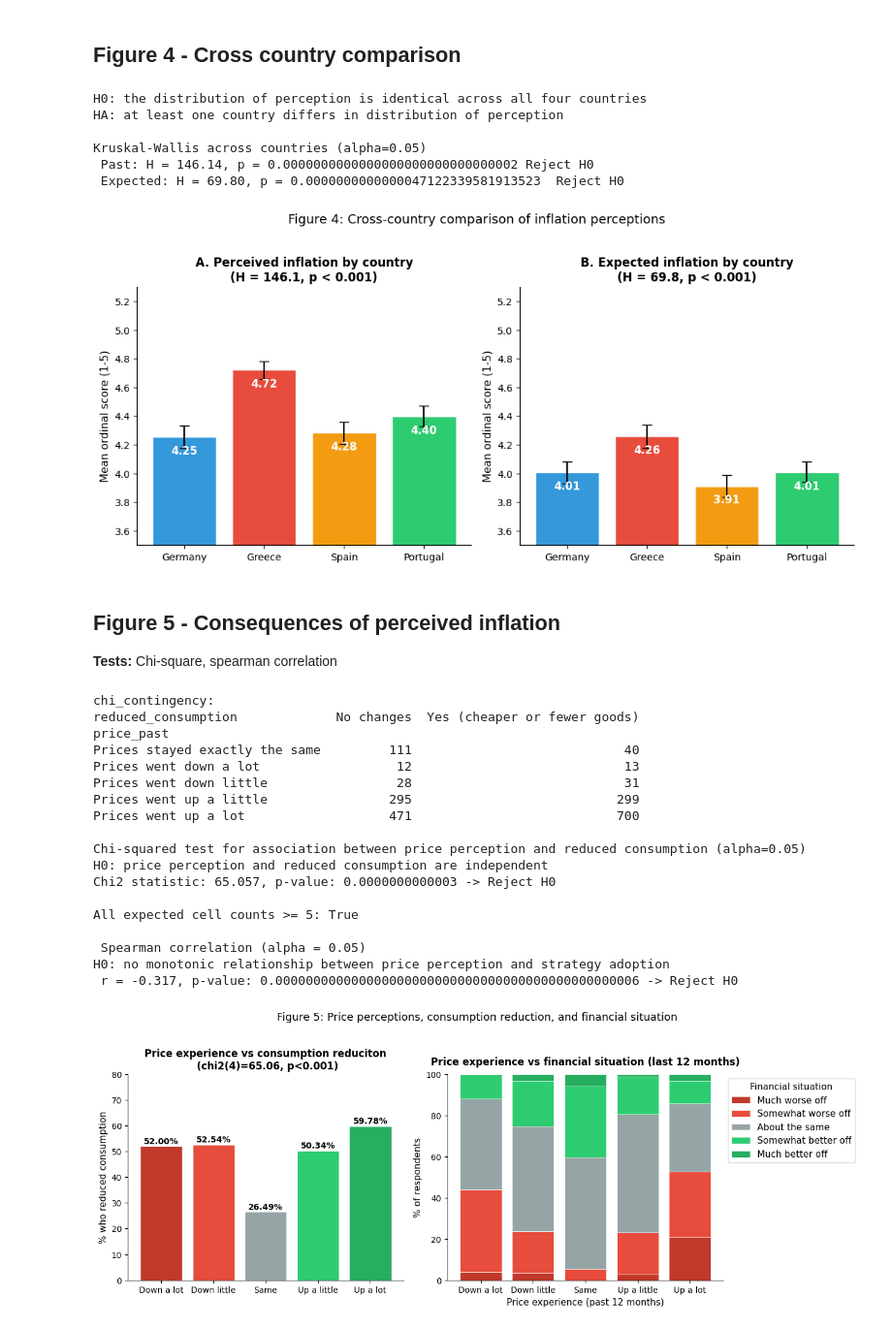
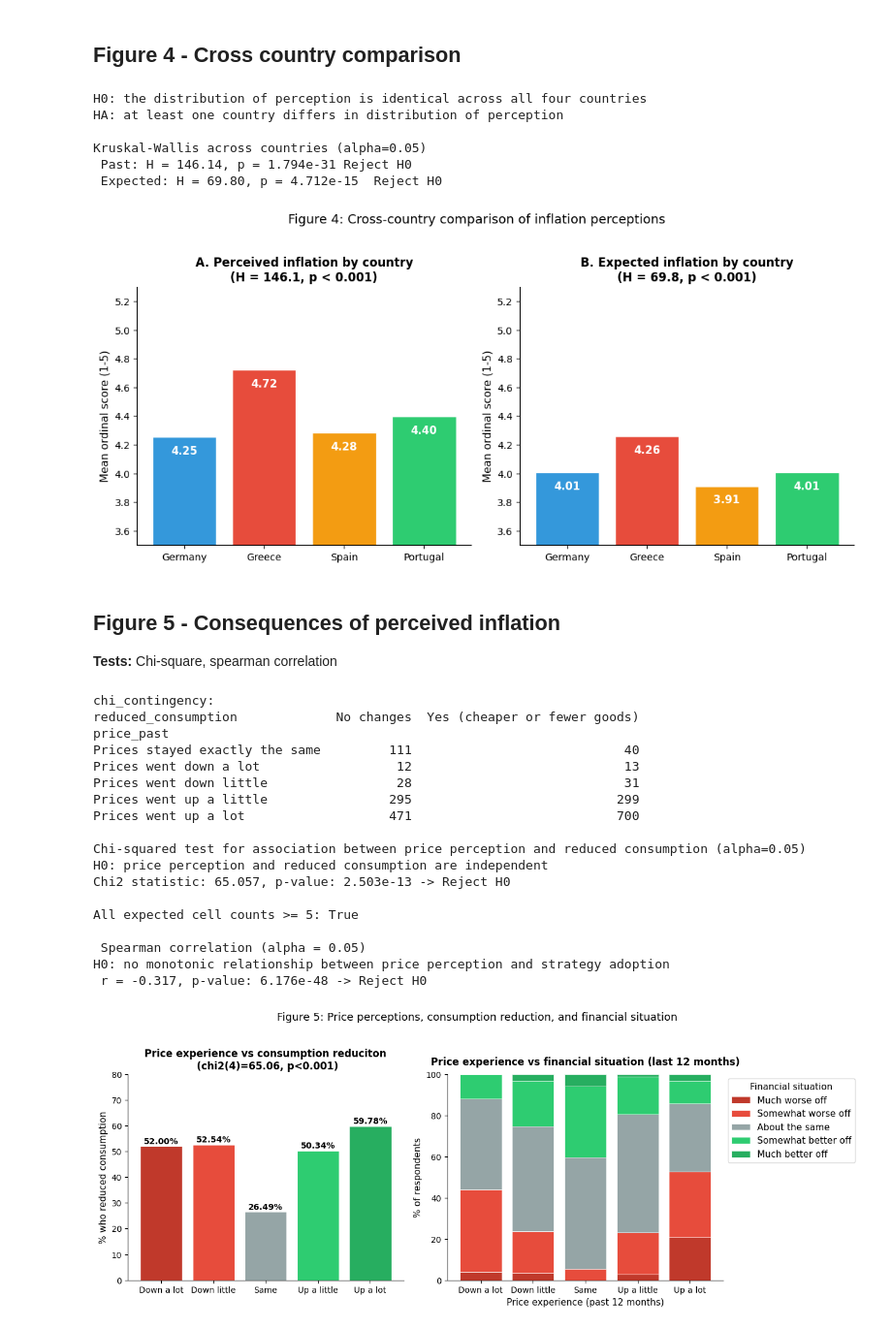
Before and after one commit to OGawrysiak/Inflation-case-study-statistics, a Jupyter notebook: graphs.ipynb, the cells around one changed output. Shown at 97% size. Saved outputs shown, nothing was run; the diff lists cells and outputs as text; code cells hidden in the pictures.

```diff
--- a/graphs.ipynb
+++ b/graphs.ipynb
@@ -17,7 +17,7 @@ plt.rcParams['axes.titlesize'] = 12
 plt.rcParams['axes.labelsize'] = 11
 plt.rcParams['xtick.labelsize'] = 10
 plt.rcParams['ytick.labelsize'] = 10
-plt.rcParams['font.family'] = 'sans serif'
+plt.rcParams['font.family'] = 'sans-serif'
 
 ALPHA = 0.05
 
@@ -94,7 +94,7 @@ age_map={
     '18-34':1,
     '35-49':2,
     '50-70':3,
-    '70 and older':4
+    '71 and older':4
 }
 
 df['price_past_num'] = df['price_past'].map(price_past_map)
@@ -174,7 +174,9 @@ strategy_colors = ['#e74c3c', '#3498db', '#f39c12']
 
 bar_a = axes[0].bar(strategy_labels, strategy_percentages,color=strategy_colors, edgecolor='white')
 
-for bar, val in zip(bar_a, strategy_percentages):axes[0].text(bar.get_x() + bar.get_width() / 2,val + 0.5, f'{val:.2f}%',ha='center', fontsize=12, fontweight='bold')
+for bar, val in zip(bar_a, strategy_percentages):
+    axes[0].text(bar.get_x() + bar.get_width() / 2,val + 0.5,
+                 f'{val:.2f}%',ha='center', fontsize=12, fontweight='bold')
 
 axes[0].set_ylim(0, 75)
 axes[0].set_ylabel('% of respondents')
@@ -191,7 +193,9 @@ n_colors = ['#95a5a6', '#3498db', '#e74c3c', '#8e44ad']
 
 bar_b = axes[1].bar(n_labels, n_percentages, color=n_colors, edgecolor='white')
 
-for bar, val in zip(bar_b, n_percentages):axes[1].text(bar.get_x() + bar.get_width() / 2,val + 0.3, f'{val:.2f}%',ha='center', fontsize=11, fontweight='bold')
+for bar, val in zip(bar_b, n_percentages):
+    axes[1].text(bar.get_x() + bar.get_width() / 2,val + 0.3,
+                 f'{val:.2f}%',ha='center', fontsize=11, fontweight='bold')
 
 axes[1].set_ylabel('% of respondents')
 axes[1].set_title('B. Number of simultaneous strategies', fontweight='bold')
@@ -318,48 +368,46 @@ H_exp, p_kw_exp_country = stats.kruskal(*groups_exp)
 print('H0: the distribution of perception is identical across all four countries')
 print('HA: at least one country differs in distribution of perception\n ')
 print(f'Kruskal-Wallis across countries (alpha={ALPHA})')
-print(f' Past: H = {H_past:.2f}, p = {p_kw_past_country:.31f} {decision(p_kw_past_country)} ')
-print(f' Expected: H = {H_exp:.2f}, p = {p_kw_exp_country:.31f}  {decision(p_kw_exp_country)} ')
+print(f' Past: H = {H_past:.2f}, p = {p_kw_past_country:.3e} {decision(p_kw_past_country)} ')
+print(f' Expected: H = {H_exp:.2f}, p = {p_kw_exp_country:.3e}  {decision(p_kw_exp_country)} ')
 # %% [output]
 H0: the distribution of perception is identical across all four countries
 HA: at least one country differs in distribution of perception
 
 Kruskal-Wallis across countries (alpha=0.05)
- Past: H = 146.14, p = 0.0000000000000000000000000000002 Reject H0
- Expected: H = 69.80, p = 0.0000000000000047122339581913523  Reject H0
+ Past: H = 146.14, p = 1.794e-31 Reject H0
+ Expected: H = 69.80, p = 4.712e-15  Reject H0
 # %%
-countries     = ['DE','EL','ES','PT']
+countries = ['DE','EL','ES','PT']
 country_names = ['Germany','Greece','Spain','Portugal']
-country_colors      = ['#3498db','#e74c3c','#f39c12','#2ecc71']
+country_colors = ['#3498db','#e74c3c','#f39c12','#2ecc71']
 
 fig, axes = plt.subplots(1, 2, figsize=(11, 5))
 
 for ax, var, H, p_kw, title in [
     (axes[0], 'price_past_num', H_past, p_kw_past_country,
      f'A. Perceived inflation by country\n(H = {H_past:.1f}, p < 0.001)'),
     (axes[1], 'price_exp_num',  H_exp,  p_kw_exp_country,
      f'B. Expected inflation by country\n(H = {H_exp:.1f}, p < 0.001)')
 ]:
     means = [df[df['country_code']==c][var].mean() for c in countries]
     sems  = [df[df['country_code']==c][var].sem()  for c in countries]
     bars  = ax.bar(country_names, means, color=country_colors, edgecolor='white')
-    ax.errorbar(country_names, means, yerr=[1.96*s for s in sems],
-                fmt='none', color='black', capsize=5, linewidth=1.5)
     for bar, m in zip(bars, means):
         ax.text(bar.get_x()+bar.get_width()/2, m-0.12, f'{m:.2f}',
                 ha='center', fontsize=11, fontweight='bold', color='white')
     ax.set_ylim(3.5, 5.3)
     ax.set_ylabel('Mean ordinal score (1-5)')
     ax.set_title(title, fontweight='bold')
     ax.axhline(y=3, color='gray', linestyle='--', alpha=0.4)
     ax.spines['top'].set_visible(False)
     ax.spines['right'].set_visible(False)
 
 plt.suptitle('Figure 4: Cross-country comparison of inflation perceptions', fontsize=13, y=1.02)
 plt.tight_layout()
 plt.show()
 # %% [output]
-[figure, old version]
+[figure, new version]
 # %% [markdown]
 ## Figure 5 - Consequences of perceived inflation
 **Tests:** Chi-square, spearman correlation
@@ -371,7 +419,7 @@ r_situation, p_situation = stats.spearmanr(df['price_past_num'], df['sit_last_nu
 print(f'chi_contingency:\n{chi_contigency}')
 print(f'\nChi-squared test for association between price perception and reduced consumption (alpha={ALPHA})')
 print('H0: price perception and reduced consumption are independent')
-print(f'Chi2 statistic: {chi2:.3f}, p-value: {p_chi2:.13f} -> {decision(p_chi2)}')
+print(f'Chi2 statistic: {chi2:.3f}, p-value: {p_chi2:.3e} -> {decision(p_chi2)}')
 
 print()
 
@@ -379,7 +427,7 @@ print(f'All expected cell counts >= 5: {(expected >= 5).all()}')
 print()
 print(f' Spearman correlation (alpha = {ALPHA})')
 print('H0: no monotonic relationship between price perception and strategy adoption')
-print(f' r = {r_situation:.3f}, p-value: {p_situation:.48f} -> {decision(p_situation)}')
+print(f' r = {r_situation:.3f}, p-value: {p_situation:.3e} -> {decision(p_situation)}')
 # %% [output]
 chi_contingency:
 reduced_consumption             No changes  Yes (cheaper or fewer goods)
@@ -392,13 +440,13 @@ Prices went up a lot                   471                           700
 
 Chi-squared test for association between price perception and reduced consumption (alpha=0.05)
 H0: price perception and reduced consumption are independent
-Chi2 statistic: 65.057, p-value: 0.0000000000003 -> Reject H0
+Chi2 statistic: 65.057, p-value: 2.503e-13 -> Reject H0
 
 All expected cell counts >= 5: True
 
  Spearman correlation (alpha = 0.05)
 H0: no monotonic relationship between price perception and strategy adoption
- r = -0.317, p-value: 0.000000000000000000000000000000000000000000000006 -> Reject H0
+ r = -0.317, p-value: 6.176e-48 -> Reject H0
 # %%
 fig, axes = plt.subplots(1, 2, figsize=(13, 5))
 
```
Also changed, not shown: parts of 6 cells of this notebook.
